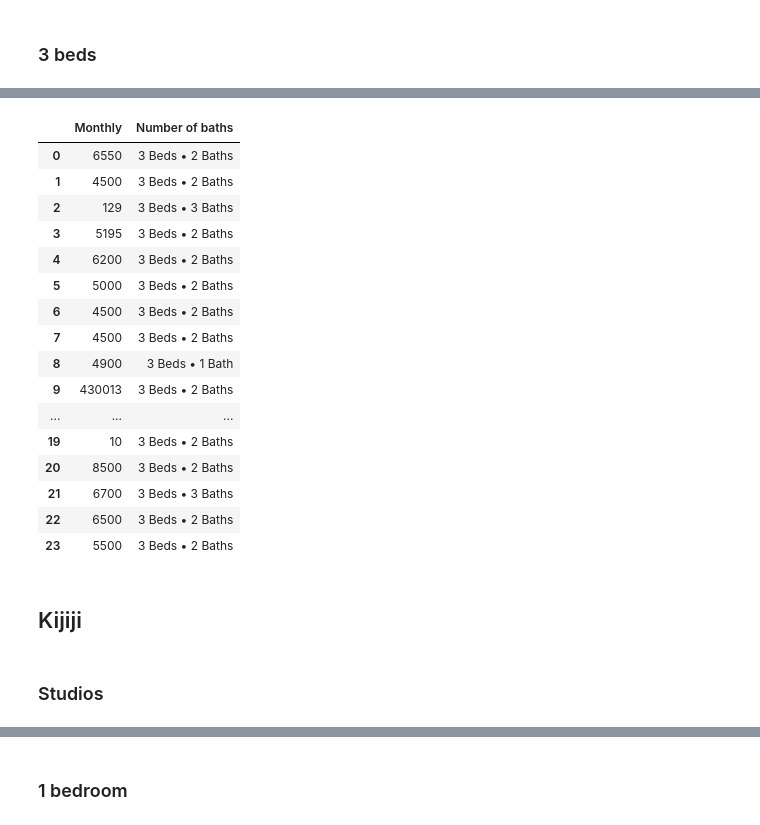
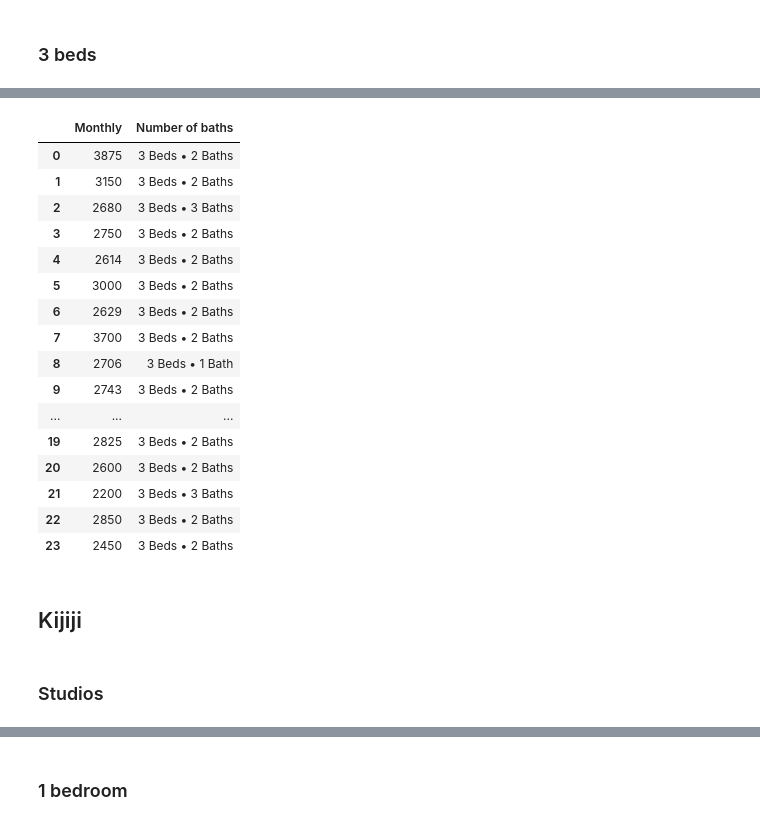
Before and after one commit to JamesKha/CodeChallenge, a Jupyter notebook: DataPrep.ipynb, the cells around one changed output, grey strips where cells are left out. Drawn from its saved outputs; the diff is of its cells as text; code cells hidden in the pictures.

```diff
--- a/DataPrep.ipynb
+++ b/DataPrep.ipynb
@@ -145,22 +100,26 @@ rent
-# %%
-dfThreeBed
-# %% [output]
-|  | Monthly | Number of baths |
-| 0 | 6550 | 3 Beds • 2 Baths |
-| 1 | 4500 | 3 Beds • 2 Baths |
-| 2 | 129 | 3 Beds • 3 Baths |
-| 3 | 5195 | 3 Beds • 2 Baths |
-| 4 | 6200 | 3 Beds • 2 Baths |
-| 5 | 5000 | 3 Beds • 2 Baths |
-| 6 | 4500 | 3 Beds • 2 Baths |
-| 7 | 4500 | 3 Beds • 2 Baths |
-| 8 | 4900 | 3 Beds • 1 Bath |
-| 9 | 430013 | 3 Beds • 2 Baths |
-| ... | ... | ... |
-| 19 | 10 | 3 Beds • 2 Baths |
-| 20 | 8500 | 3 Beds • 2 Baths |
-| 21 | 6700 | 3 Beds • 3 Baths |
-| 22 | 6500 | 3 Beds • 2 Baths |
-| 23 | 5500 | 3 Beds • 2 Baths |
+# %%
+URL4 = "https://www.zumper.com/apartments-for-rent/vancouver-bc/west-end/3-beds"
+requestURL4 = requests.get(URL4)
+content4 = requestURL4.content
+# %%
+Zumber(content4)
+# %% [output]
+|  | Monthly | Number of baths |
+| 0 | 3875 | 3 Beds • 2 Baths |
+| 1 | 3150 | 3 Beds • 2 Baths |
+| 2 | 2680 | 3 Beds • 3 Baths |
+| 3 | 2750 | 3 Beds • 2 Baths |
+| 4 | 2614 | 3 Beds • 2 Baths |
+| 5 | 3000 | 3 Beds • 2 Baths |
+| 6 | 2629 | 3 Beds • 2 Baths |
+| 7 | 3700 | 3 Beds • 2 Baths |
+| 8 | 2706 | 3 Beds • 1 Bath |
+| 9 | 2743 | 3 Beds • 2 Baths |
+| ... | ... | ... |
+| 19 | 2825 | 3 Beds • 2 Baths |
+| 20 | 2600 | 3 Beds • 2 Baths |
+| 21 | 2200 | 3 Beds • 3 Baths |
+| 22 | 2850 | 3 Beds • 2 Baths |
+| 23 | 2450 | 3 Beds • 2 Baths |
 # %% [markdown]
 ## Kijiji
@@ -167,8 +149,8 @@ dfThreeBed
+# %% [markdown]
+### Studios
 # %%
 URL2 = "https://www.kijiji.ca/b-apartments-condos/vancouver-downtown-west-end/bachelor+studio/c37l1700292a27949001"
 requestURL2 = requests.get(URL2)
 content2 = requestURL2.content
 
 soup2 = BeautifulSoup(content2, "html.parser")
-# %% [markdown]
-### Studios
```
Also changed, not shown: parts of 43 cells of this notebook.
